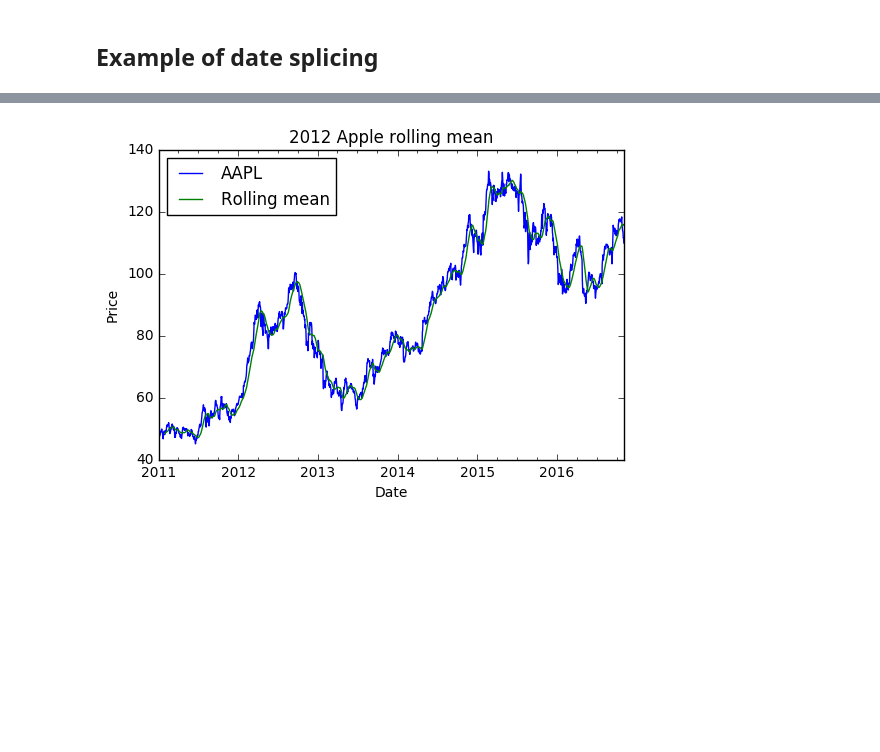
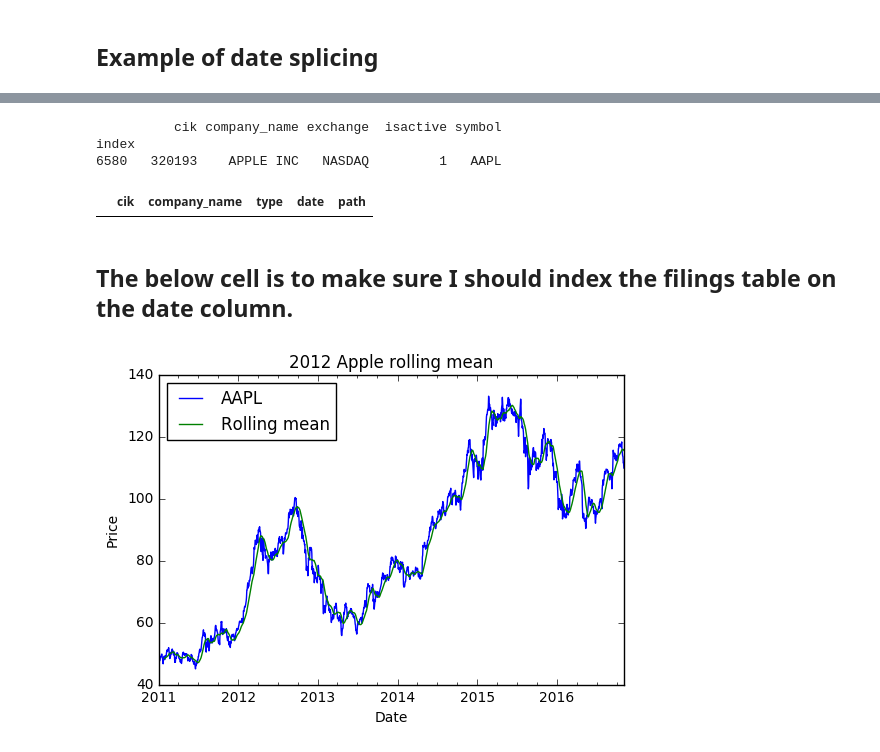
Before and after one commit to lancekrogers/Discontinued_SEC_ALGO_ANALYSIS, a Jupyter notebook: Testing Notebook -- Collecting stock price data.ipynb, the cells around one changed output, grey strips where cells are left out. Cells and saved outputs as stored; diff of their text form; code cells hidden in the pictures; blank space fills up the shorter version.

```diff
--- a/Testing Notebook -- Collecting stock price data.ipynb
+++ b/Testing Notebook -- Collecting stock price data.ipynb
@@ -245,0 +246,18 @@ aapl.head()
+# %%
+aapl_cik = cik_and_tickers[cik_and_tickers['symbol'] == 'AAPL']
+print(aapl_cik)
+# %% [output]
+          cik company_name exchange  isactive symbol
+index
+6580   320193    APPLE INC   NASDAQ         1   AAPL
+# %%
+dates = pd.date_range('2011-01-02', '2011-01-26')
+aapl_filings = pd.DataFrame(index=dates)
+temp_df = pd.DataFrame(filings[filings['cik'] =="320193"])
+aapl_filings = aapl_filings.join(temp_df)
+aapl_filings = aapl_filings.dropna()
+aapl_filings.head()
+# %% [output]
+|  | cik | company_name | type | date | path |
+# %% [markdown]
+<h2>The below cell is to make sure I should index the filings table on the date column.</h2>
```
Also changed, not shown: parts of 7 cells of this notebook.
